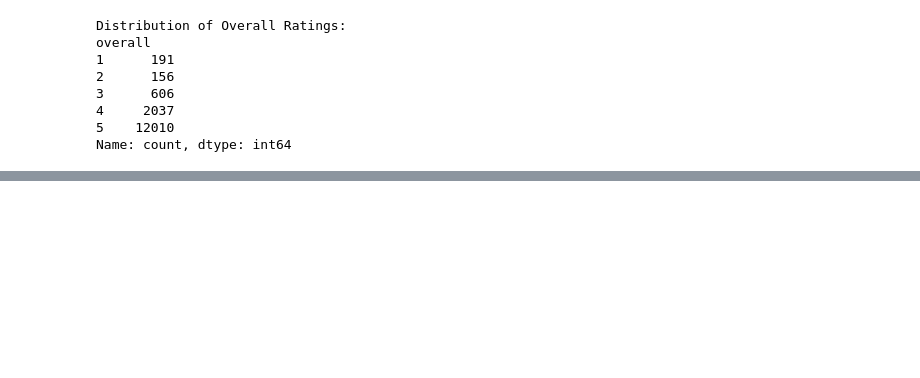
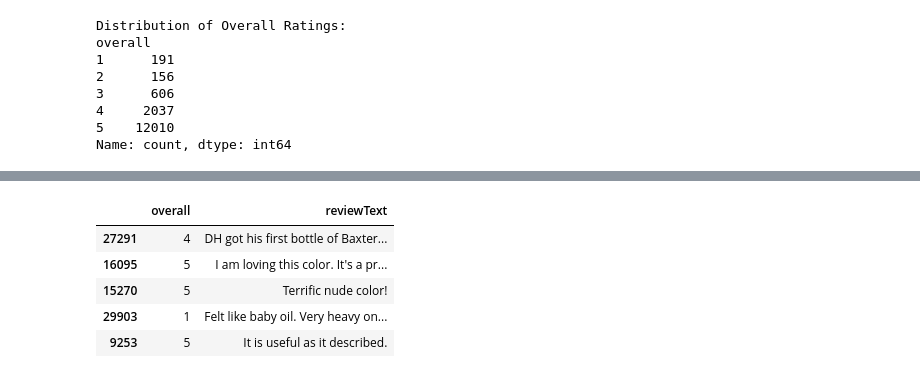
Before and after one commit to maryam2004-hub/i236004-NLP-Assignment3, a Jupyter notebook: i236004_NLP_Assignment3.ipynb, the cells around one changed output, grey strips where cells are left out. Drawn from its saved outputs; the diff is of its cells as text; code cells hidden in the pictures; blank space fills up the shorter version.

```diff
--- a/i236004_NLP_Assignment3.ipynb
+++ b/i236004_NLP_Assignment3.ipynb
@@ -63,0 +94,11 @@ df_sampled_2.head()
+# %%
+# drop all columns except the id review text and overall
+df2_sampled_2 = df2_sampled[['overall', 'reviewText']]
+df2_sampled_2.head()
+# %% [output]
+|  | overall | reviewText |
+| 27291 | 4 | DH got his first bottle of Baxter... |
+| 16095 | 5 | I am loving this color. It's a pr... |
+| 15270 | 5 | Terrific nude color! |
+| 29903 | 1 | Felt like baby oil. Very heavy on... |
+| 9253 | 5 | It is useful as it described. |
```
Also changed, not shown: parts of 8 cells of this notebook.
